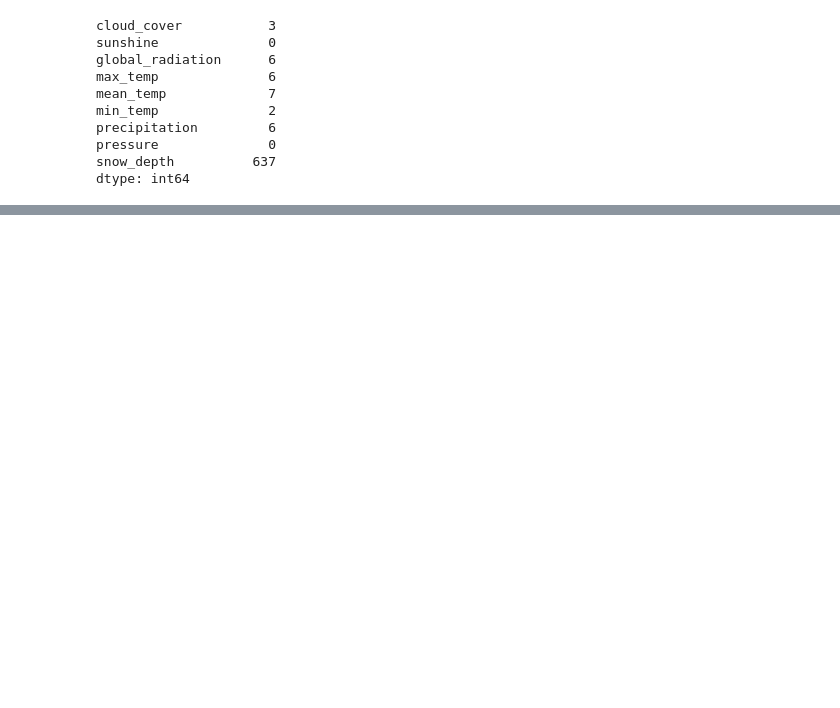
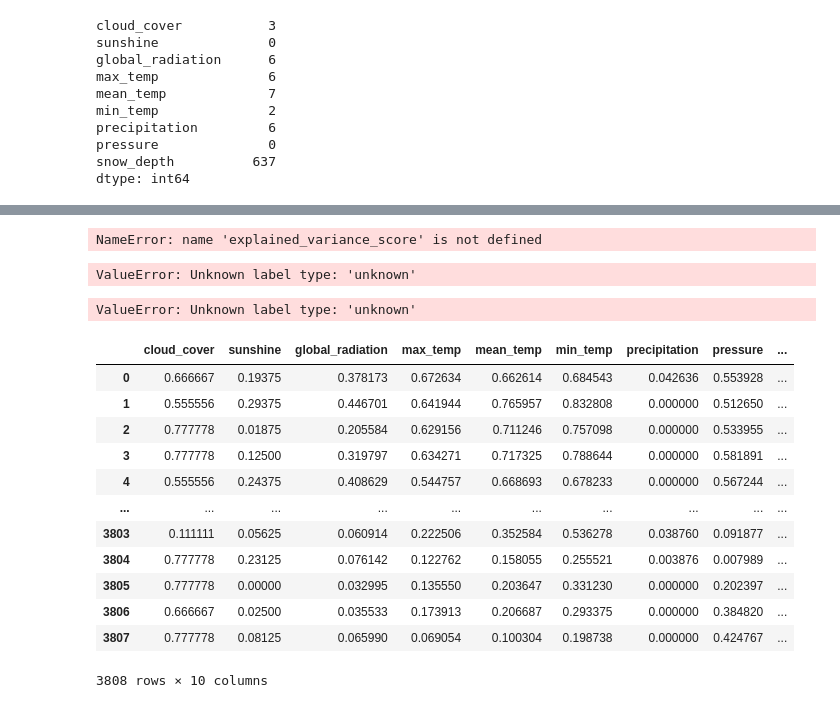
Before and after one commit to Derv6464/dataAnalytics, a Jupyter notebook: analytics-project.ipynb, the cells around one changed output, grey strips where cells are left out. Saved outputs shown, nothing was run; the diff lists cells and outputs as text; code cells hidden in the pictures; blank space fills up the shorter version.

```diff
--- a/analytics-project.ipynb
+++ b/analytics-project.ipynb
@@ -251,0 +329,18 @@ dfB["Number of Bicycle Hires"] = dfB["Number of Bicycle Hires"].astype(float)
+# %%
+scores = []
+for i, (train_index, test_index) in enumerate(kf.split(df)):
+    X_train, X_test, Y_train, Y_test = features[train_index], features[test_index], targets[train_index], targets[test_index]
+    scores.append(explained_variance_score(Y_test, pipe.fit(X_train, Y_train).predict(X_test)))
+
+scores = np.array(scores)
+print(scores)
+# %% [output]
+NameError: name 'explained_variance_score' is not defined
+# %%
+for i, (train_index, test_index) in enumerate(kf.split(df)):
+    X_train, X_test, Y_train, Y_test = features[train_index], features[test_index], targets[train_index], targets[test_index]
+    model = RandomForestClassifier()
+    model.fit(X_train, Y_train)
+    print(model.score(X_test, Y_test))
+# %% [output]
+ValueError: Unknown label type: 'unknown'
@@ -251,0 +359,25 @@ dfB["Number of Bicycle Hires"] = dfB["Number of Bicycle Hires"].astype(float)
+# %%
+clf = RandomForestClassifier(max_depth=2, random_state=0)
+clf.fit(X_train, Y_train)
+# %% [output]
+ValueError: Unknown label type: 'unknown'
+# %%
+scaler = MinMaxScaler()
+# fit and transform the data
+df_norm = pd.DataFrame(scaler.fit_transform(df), columns=df.columns)
+
+df_norm
+# %% [output]
+|  | cloud_cover | sunshine | global_radiation | max_temp | mean_temp | min_temp | precipitation | pressure | ... |
+| 0 | 0.666667 | 0.19375 | 0.378173 | 0.672634 | 0.662614 | 0.684543 | 0.042636 | 0.553928 | ... |
+| 1 | 0.555556 | 0.29375 | 0.446701 | 0.641944 | 0.765957 | 0.832808 | 0.000000 | 0.512650 | ... |
+| 2 | 0.777778 | 0.01875 | 0.205584 | 0.629156 | 0.711246 | 0.757098 | 0.000000 | 0.533955 | ... |
+| 3 | 0.777778 | 0.12500 | 0.319797 | 0.634271 | 0.717325 | 0.788644 | 0.000000 | 0.581891 | ... |
+| 4 | 0.555556 | 0.24375 | 0.408629 | 0.544757 | 0.668693 | 0.678233 | 0.000000 | 0.567244 | ... |
+| ... | ... | ... | ... | ... | ... | ... | ... | ... | ... |
+| 3803 | 0.111111 | 0.05625 | 0.060914 | 0.222506 | 0.352584 | 0.536278 | 0.038760 | 0.091877 | ... |
+| 3804 | 0.777778 | 0.23125 | 0.076142 | 0.122762 | 0.158055 | 0.255521 | 0.003876 | 0.007989 | ... |
+| 3805 | 0.777778 | 0.00000 | 0.032995 | 0.135550 | 0.203647 | 0.331230 | 0.000000 | 0.202397 | ... |
+| 3806 | 0.666667 | 0.02500 | 0.035533 | 0.173913 | 0.206687 | 0.293375 | 0.000000 | 0.384820 | ... |
+| 3807 | 0.777778 | 0.08125 | 0.065990 | 0.069054 | 0.100304 | 0.198738 | 0.000000 | 0.424767 | ... |
+3808 rows × 10 columns
```
Also changed, not shown: parts of 20 cells of this notebook.
